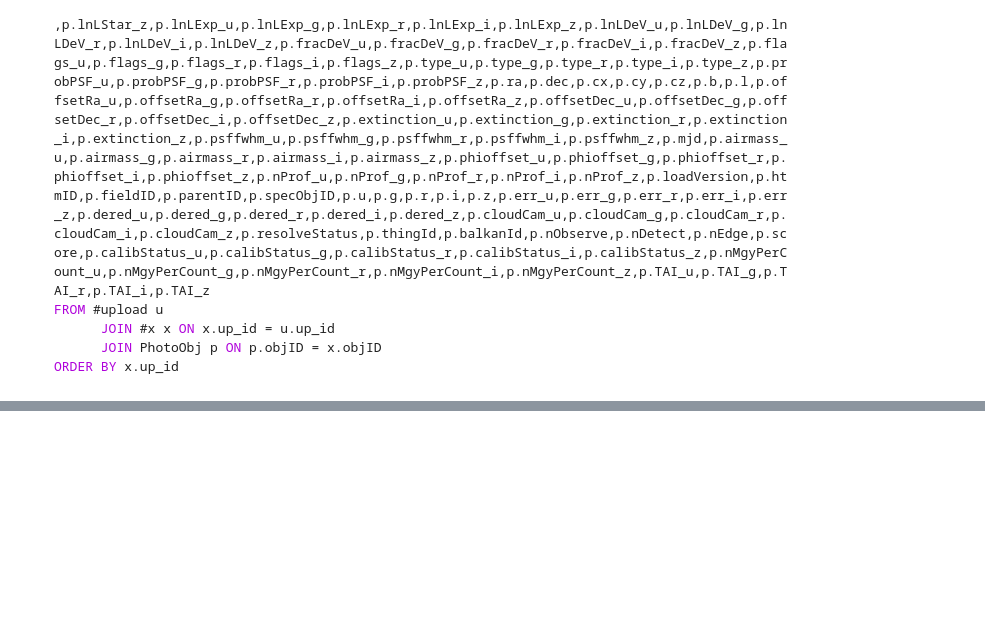
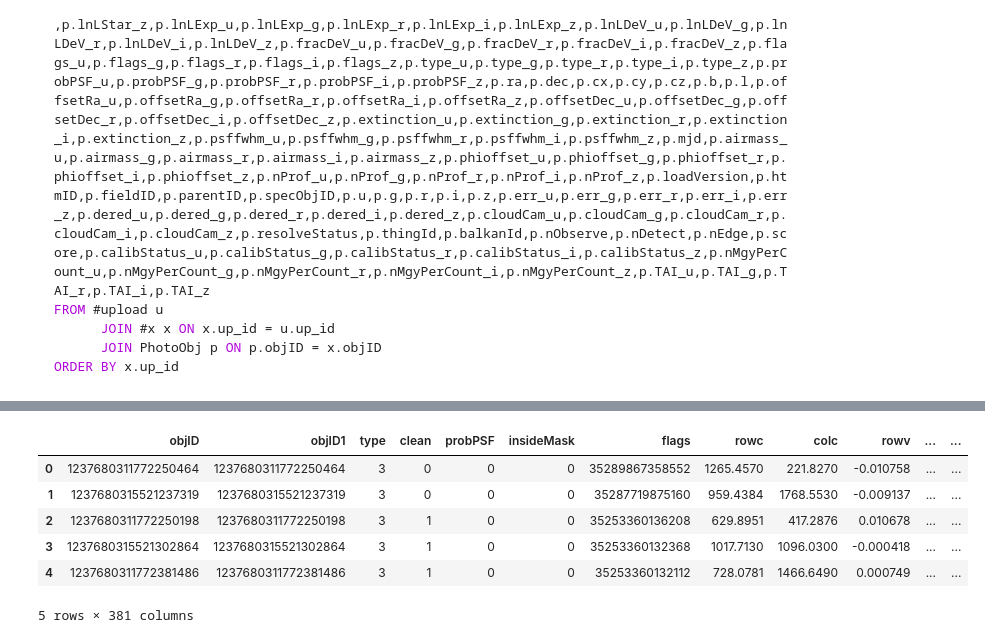
Before and after one commit to danbanan/Perseus-vs-background, a Jupyter notebook: machine-learning.ipynb, the cells around one changed output, grey strips where cells are left out. Saved outputs shown, nothing was run; the diff lists cells and outputs as text; code cells hidden in the pictures; blank space fills up the shorter version.

```diff
--- a/machine-learning.ipynb
+++ b/machine-learning.ipynb
@@ -106,0 +118,11 @@ ORDER BY x.up_id
+# %%
+dwarfs = pd.read_csv('./machine-learning-sets/foreground_FULL_SDSS.csv')
+dwarfs.head()
+# %% [output]
+|  | objID | objID1 | type | clean | probPSF | insideMask | flags | rowc | colc | rowv | ... | ... |
+| 0 | 1237680311772250464 | 1237680311772250464 | 3 | 0 | 0 | 0 | 35289867358552 | 1265.4570 | 221.8270 | -0.010758 | ... | ... |
+| 1 | 1237680315521237319 | 1237680315521237319 | 3 | 0 | 0 | 0 | 35287719875160 | 959.4384 | 1768.5530 | -0.009137 | ... | ... |
+| 2 | 1237680311772250198 | 1237680311772250198 | 3 | 1 | 0 | 0 | 35253360136208 | 629.8951 | 417.2876 | 0.010678 | ... | ... |
+| 3 | 1237680315521302864 | 1237680315521302864 | 3 | 1 | 0 | 0 | 35253360132368 | 1017.7130 | 1096.0300 | -0.000418 | ... | ... |
+| 4 | 1237680311772381486 | 1237680311772381486 | 3 | 1 | 0 | 0 | 35253360132112 | 728.0781 | 1466.6490 | 0.000749 | ... | ... |
+5 rows × 381 columns
```
Also changed, not shown: parts of 4 cells of this notebook, 4 other files.
